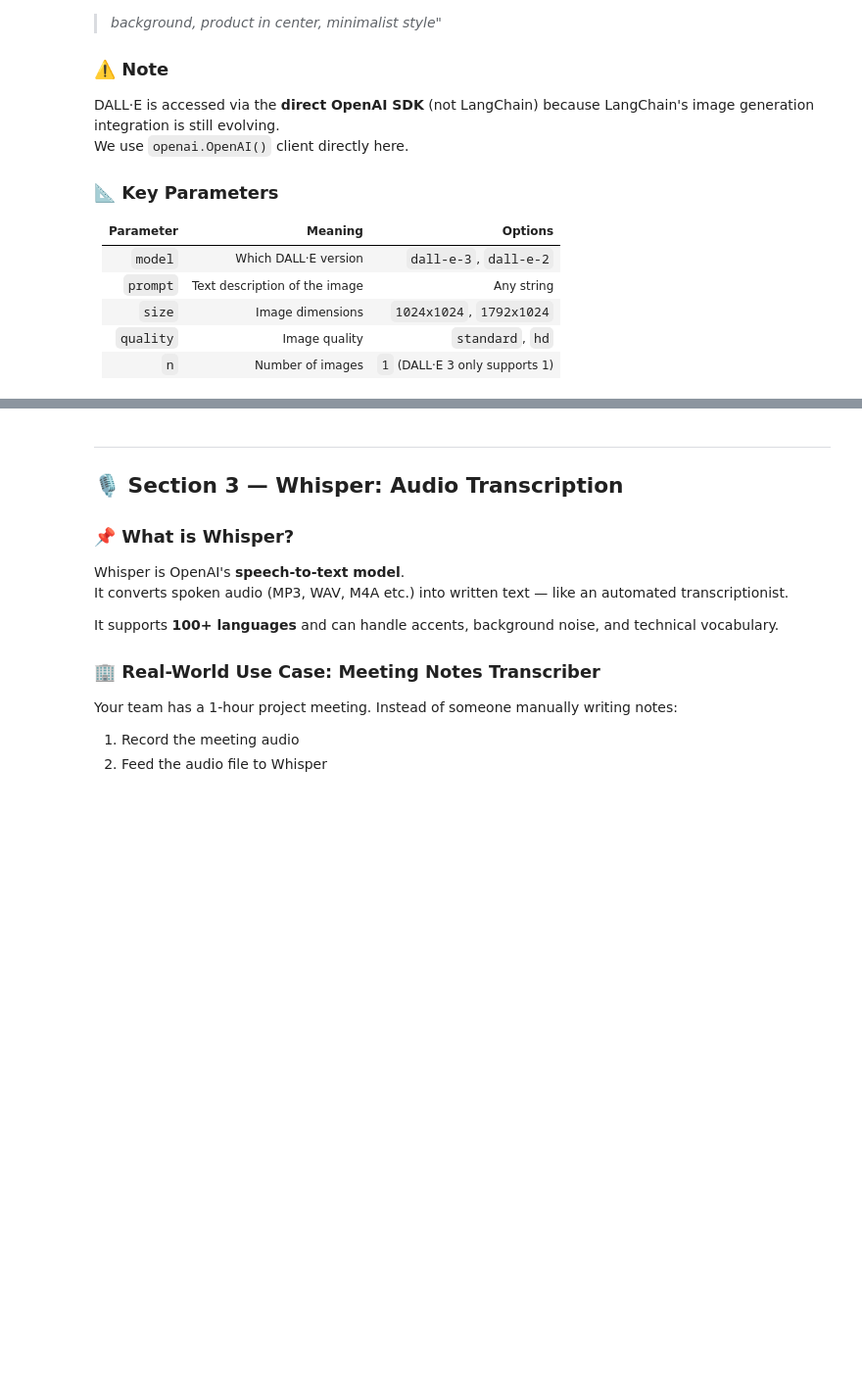
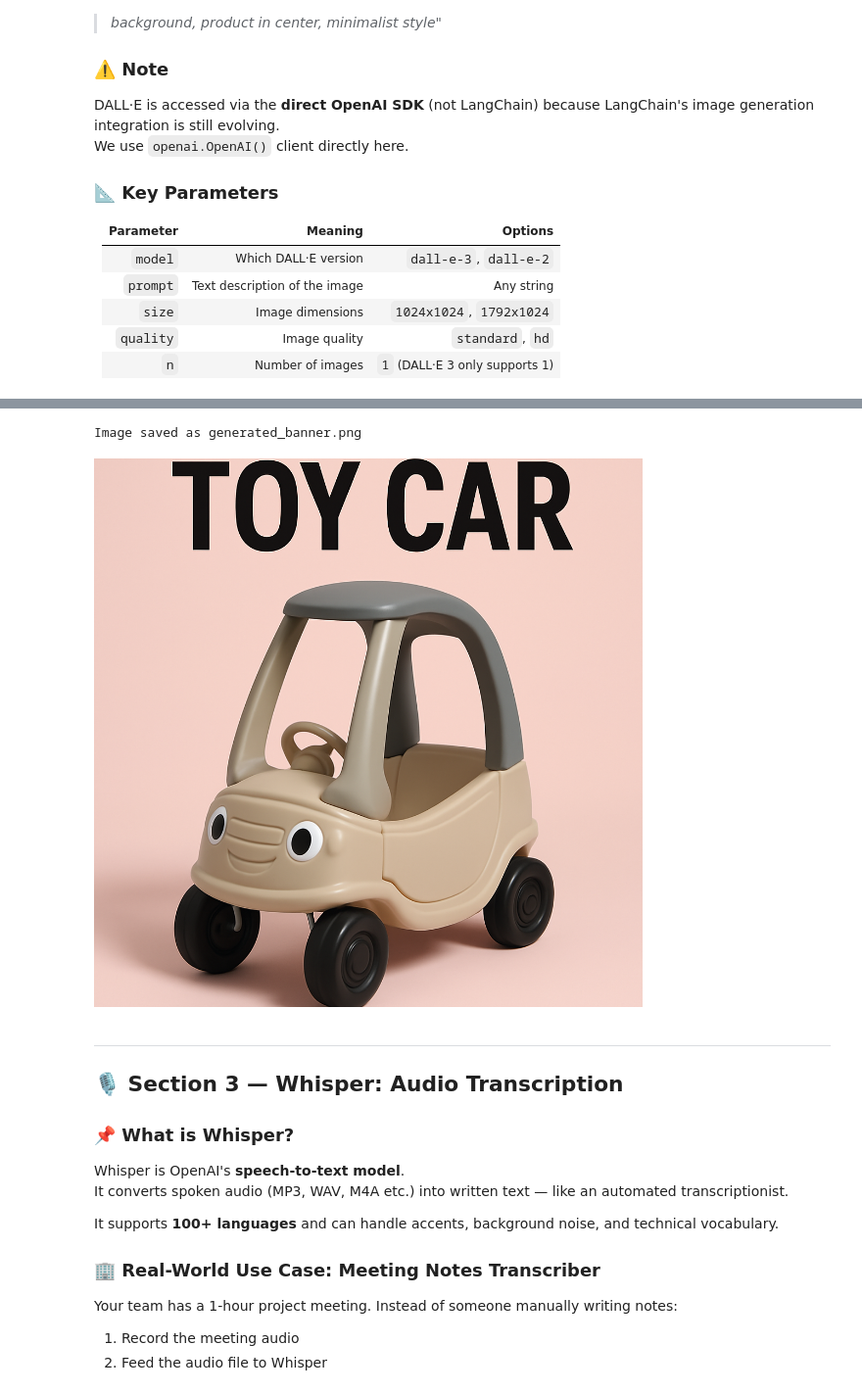
Before and after one commit to johnpaul-raphael/generative-ai-notes, a Jupyter notebook: week-9-gen-ai/02_openai_apis_langchain_lab.ipynb, the cells around one changed output, grey strips where cells are left out. Shown at 98% size. Saved outputs shown, nothing was run; the diff lists cells and outputs as text; code cells hidden in the pictures; blank space fills up the shorter version.

```diff
--- a/week-9-gen-ai/02_openai_apis_langchain_lab.ipynb
+++ b/week-9-gen-ai/02_openai_apis_langchain_lab.ipynb
@@ -216,3 +201,47 @@ https://oaidalleapiprodscus.blob.core.windows.net/private/org-RTqr31YNqh0tJRqC84
+# %%
+from openai import OpenAI
+from IPython.display import Image, display
+
+# Initialize the OpenAI client
+# client.images.generate() is used directly (not via LangChain)
+# because LangChain image generation support is still evolving
+client = OpenAI()
+
+# Define the image prompt
+# Be descriptive — the more detail, the better the result
+image_prompt = (
+    "a modern promotional banner for toddler toy car. light pink in background. product in the center. toy car text on top of image."
+)
+
+# gpt-image-1 is OpenAI latest image model (replaces dall-e-3 in SDK v2+)
+# Parameters:
+#   size    : "1024x1024" | "1536x1024" | "1024x1536"
+#   quality : "low" | "medium" | "high"  (gpt-image-1 uses low/medium/high)
+#   n       : number of images (1-10)
+response = client.images.generate(
+    model="gpt-image-1",
+    prompt=image_prompt,
+    size="1024x1024",
+    quality="medium",
+    n=1
+)
+
+# gpt-image-1 returns base64-encoded image data (not a URL like dall-e-3)
+import base64
+from PIL import Image as PILImage
+import io
+
+image_b64 = response.data[0].b64_json
+image_bytes = base64.b64decode(image_b64)
+
+# Display the image inside the notebook
+img = PILImage.open(io.BytesIO(image_bytes))
+img.save("generated_banner.png")  # save locally
+print("Image saved as generated_banner.png")
+display(img)
+# %% [output]
+Image saved as generated_banner.png
+[figure, added]
 # %% [markdown]
 ---
 ## 🎙️ Section 3 — Whisper: Audio Transcription
```
Also changed, not shown: parts of 20 cells of this notebook, 13 other files.
